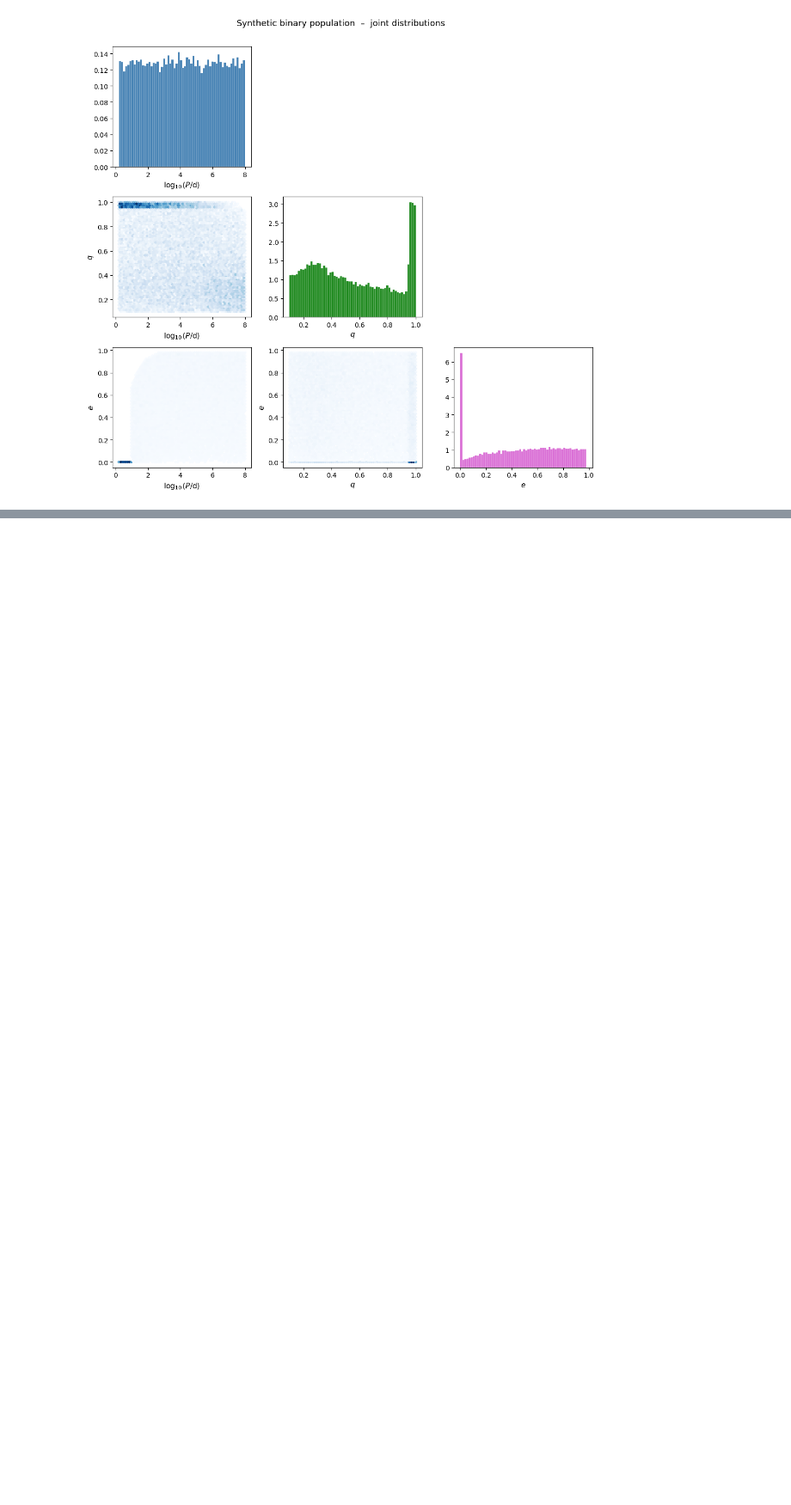
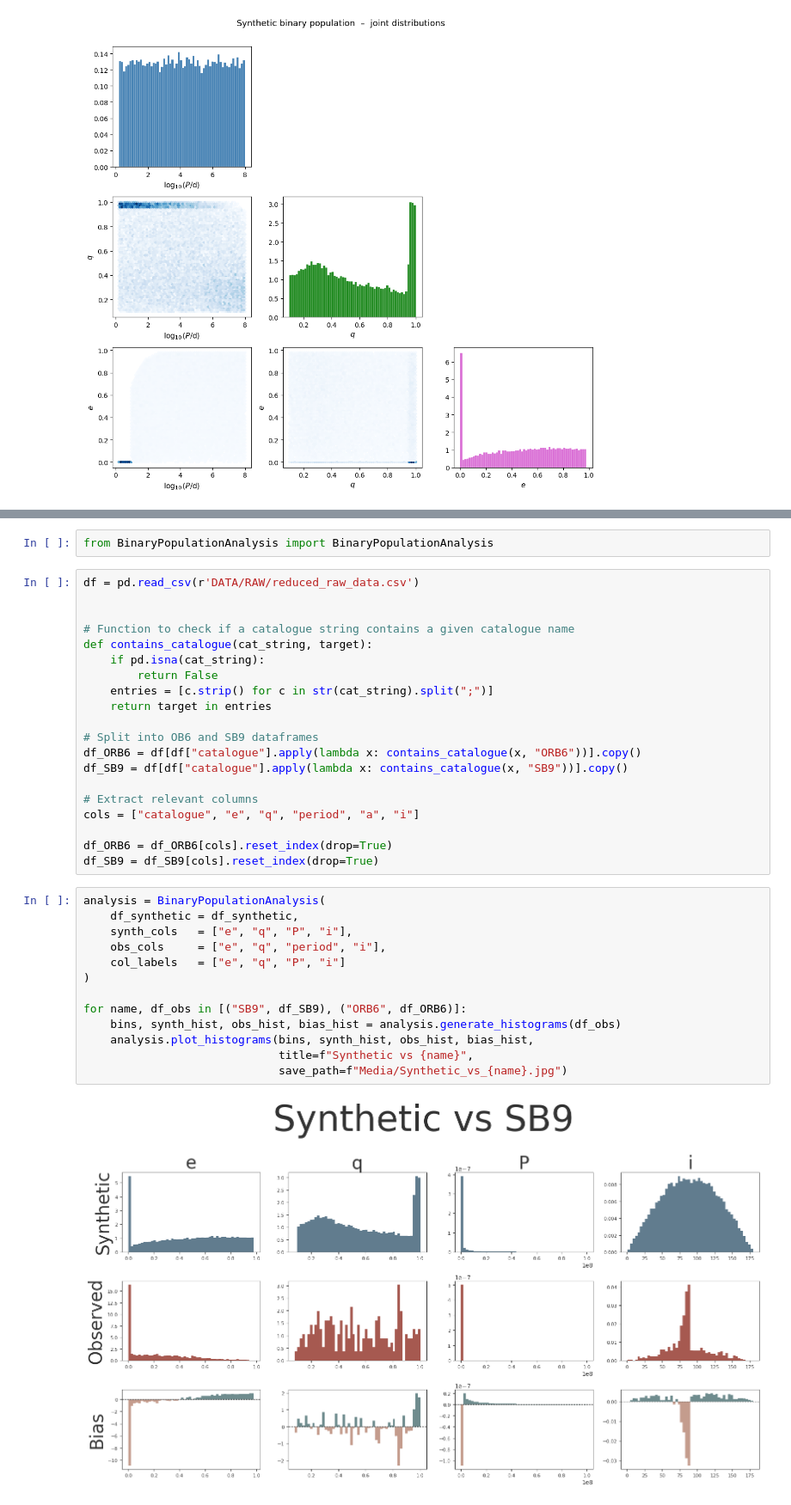
Before and after one commit to Eljameuter/Orbital-and-physical-parameter-distribution-of-Binary-Systems, a Jupyter notebook: Bias_correction.ipynb, the cells around one changed output, grey strips where cells are left out. Shown at 86% size. Saved outputs shown, nothing was run; the diff lists cells and outputs as text; blank space fills up the shorter version.

```diff
--- a/Bias_correction.ipynb
+++ b/Bias_correction.ipynb
@@ -620,0 +564,37 @@ After K-cut:     25776
+# %%
+from BinaryPopulationAnalysis import BinaryPopulationAnalysis
+# %%
+df = pd.read_csv(r'DATA/RAW/reduced_raw_data.csv')
+
+
+# Function to check if a catalogue string contains a given catalogue name
+def contains_catalogue(cat_string, target):
+    if pd.isna(cat_string):
+        return False
+    entries = [c.strip() for c in str(cat_string).split(";")]
+    return target in entries
+
+# Split into OB6 and SB9 dataframes
+df_ORB6 = df[df["catalogue"].apply(lambda x: contains_catalogue(x, "ORB6"))].copy()
+df_SB9 = df[df["catalogue"].apply(lambda x: contains_catalogue(x, "SB9"))].copy()
+
+# Extract relevant columns
+cols = ["catalogue", "e", "q", "period", "a", "i"]
+
+df_ORB6 = df_ORB6[cols].reset_index(drop=True)
+df_SB9 = df_SB9[cols].reset_index(drop=True)
+# %%
+analysis = BinaryPopulationAnalysis(
+    df_synthetic = df_synthetic,
+    synth_cols   = ["e", "q", "P", "i"],
+    obs_cols     = ["e", "q", "period", "i"],
+    col_labels   = ["e", "q", "P", "i"]
+)
+
+for name, df_obs in [("SB9", df_SB9), ("ORB6", df_ORB6)]:
+    bins, synth_hist, obs_hist, bias_hist = analysis.generate_histograms(df_obs)
+    analysis.plot_histograms(bins, synth_hist, obs_hist, bias_hist,
+                             title=f"Synthetic vs {name}",
+                             save_path=f"Media/Synthetic_vs_{name}.jpg")
+# %% [output]
+[figure, added]
```
Also changed, not shown: parts of 15 cells of this notebook, 8 other files.
